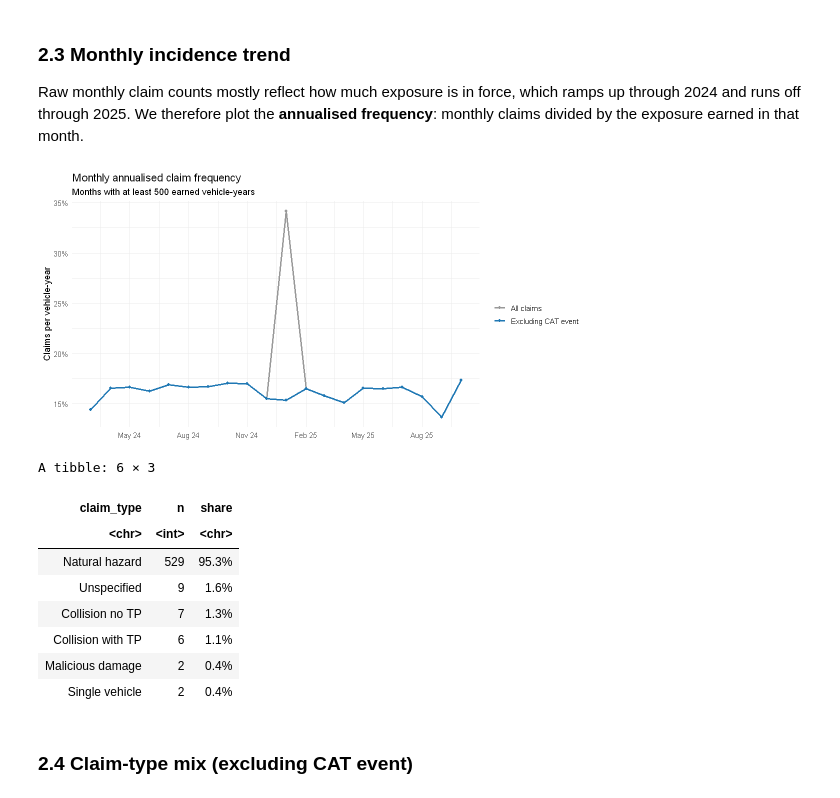
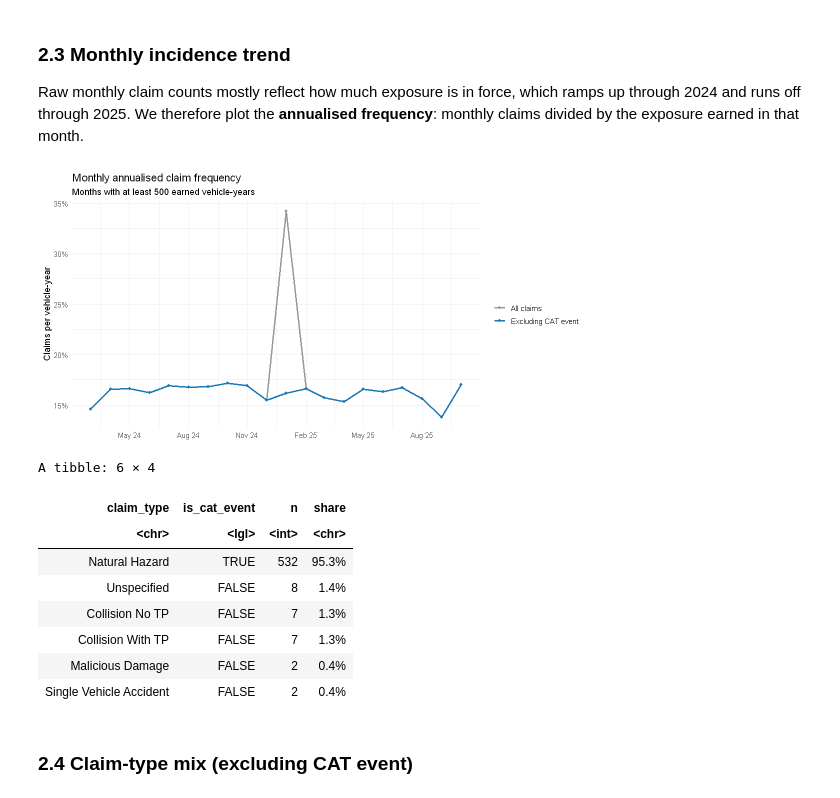
Before and after one commit to saar-cohen/actuarial-seminar-ev-pricing, a Jupyter notebook: notebooks/02_eda_claims.ipynb, the cells around one changed output. Saved outputs shown, nothing was run; the diff lists cells and outputs as text; code cells hidden in the pictures.

```diff
--- a/notebooks/02_eda_claims.ipynb
+++ b/notebooks/02_eda_claims.ipynb
@@ -55,6 +58,6 @@ All columns are read as text first, because the amounts contain currency symbols
 # %%
-claims_raw <- read_csv(find_raw("claims_raw.csv"), col_types = cols(.default = col_character()))
+claims <- read_rds(find_processed("claims_cleaned.rds"))
 
-cat("Rows:", nrow(claims_raw), "| Columns:", ncol(claims_raw), "\n\n")
-glimpse(claims_raw)
+cat("Rows:", nrow(claims), "| Columns:", ncol(claims), "\n\n")
+glimpse(claims)
 # %% [output]
@@ -144,19 +160,7 @@ This mirrors the policy harmonisation in notebook 01 §1.4: de-duplicate, parse
 # %%
-policies <- read_csv(find_raw("policies_raw.csv"), col_types = cols(.default = col_character())) |>
-  distinct() |>
-  mutate(
-    start_date    = as_date(parse_date_time(Start_Date, orders = c("Ymd", "dmY"))),
-    end_date      = ymd(End_Date),
-    exposure      = as.numeric(end_date - start_date + 1) / 365.25,
-    exposure      = if_else(exposure > 0 & exposure <= 1.01, exposure, NA_real_),
-    Powertrain    = factor(str_trim(Powertrain), levels = c("BEV", "Hybrid", "ICE")),
-    Vehicle_Value = as.numeric(Vehicle_Value),
-    Vehicle_Value = case_when(Vehicle_Value <= 0   ~ NA_real_,
-                              Vehicle_Value < 1000 ~ Vehicle_Value * 1000,
-                              .default = Vehicle_Value)
-  ) |>
-  slice_max(exposure, n = 1, with_ties = FALSE, by = Policy_ID) |>
-  select(Policy_ID, Powertrain, start_date, end_date, exposure, Vehicle_Value)
+policies <- read_rds(find_processed("policies_cleaned.rds")) |>
+  select(Policy_ID, Powertrain, Start_Date, End_Date, exposure, Vehicle_Value)
 
-cat("Policies:", nrow(policies), "| with valid exposure:", sum(!is.na(policies$exposure)), "\n")
+cat("Policies:", nrow(policies), "| exposure years:", comma(sum(policies$exposure)),
+    "| missing Vehicle_Value:", sum(is.na(policies$Vehicle_Value)), "\n")
 # %% [output]
@@ -213,7 +194,6 @@ Claims after de-dup: 6604 | orphans dropped: 72 | joined: 6532 | in period: 6445
 ### 2.1 Claims per policy
 # %%
 claim_counts <- policies |>
-  filter(!is.na(exposure)) |>
   left_join(count(claims_ip, Policy_ID, name = "n_claims"), by = "Policy_ID") |>
   mutate(n_claims = replace_na(n_claims, 0L))
 
@@ -240,7 +220,7 @@ frequency <- claim_counts |>
   summarise(exposure_years = sum(exposure)) |>
   left_join(claims_ip |>
               group_by(Powertrain) |>
-              summarise(claims_all = n(), claims_ex_cat = sum(!cat_event)),
+              summarise(claims_all = n(), claims_ex_cat = sum(!is_cat_event)),
             by = "Powertrain") |>
   mutate(freq_all    = claims_all / exposure_years,
          freq_ex_cat = claims_ex_cat / exposure_years,
@@ -273,55 +253,54 @@ ggplot(frequency, aes(Powertrain, freq_ex_cat, fill = Powertrain)) +
 ### 2.3 Monthly incidence trend
 Raw monthly claim counts mostly reflect how much exposure is in force, which ramps up through 2024 and runs off through 2025. We therefore plot the **annualised frequency**: monthly claims divided by the exposure earned in that month.
 # %%
-months <- tibble(month = seq(floor_date(min(policies$start_date, na.rm = TRUE), "month"),
-                             floor_date(max(policies$end_date,   na.rm = TRUE), "month"),
+months <- tibble(month = seq(floor_date(min(policies$Start_Date), "month"),
+                             floor_date(max(policies$End_Date),   "month"),
                              by = "month"))
 
 earned <- policies |>
-  filter(!is.na(exposure)) |>
-  select(start_date, end_date) |>
+  select(Start_Date, End_Date) |>
   cross_join(months) |>
-  mutate(days = as.numeric(pmin(end_date, ceiling_date(month, "month") - 1) -
-                           pmax(start_date, month) + 1)) |>
+  mutate(days = as.numeric(pmin(End_Date, ceiling_date(month, "month") - 1) -
+                           pmax(Start_Date, month) + 1)) |>
   filter(days > 0) |>
   summarise(exposure_years = sum(days) / 365.25, .by = month)
 
 monthly <- claims_ip |>
-  mutate(month = floor_date(accident_date, "month")) |>
-  summarise(`All claims` = n(), `Excluding CAT event` = sum(!cat_event), .by = month) |>
+  mutate(month = floor_date(Accident_Date, "month")) |>
+  summarise(`All claims` = n(), `Excluding CAT event` = sum(!is_cat_event), .by = month) |>
   inner_join(earned, by = "month") |>
   filter(exposure_years >= 500) |>              # drop thin run-in / run-off months
   pivot_longer(c(`All claims`, `Excluding CAT event`), names_to = "series", values_to = "claims") |>
   mutate(frequency = claims / exposure_years)
 
 ggplot(monthly, aes(month, frequency, colour = series)) +
   geom_line(linewidth = 1) +
   geom_point(size = 1.5) +
   scale_colour_manual(values = c("grey60", "#1f78b4")) +
   scale_y_continuous(labels = percent) +
   scale_x_date(date_breaks = "3 months",
                labels = \(x) paste(month.abb[month(x)], format(x, "%y"))) +   # locale-independent
   labs(title = "Monthly annualised claim frequency",
        subtitle = "Months with at least 500 earned vehicle-years",
        x = NULL, y = "Claims per vehicle-year", colour = NULL)
 # %% [output]
-[figure, old version]
+[figure, new version]
 # %%
-# The January 2025 spike: claim types on the CAT date
+# The January 2025 spike: all claims on the CAT date (is_cat_event flags the Natural_Hazard ones)
 claims_ip |>
-  filter(cat_event) |>
-  count(claim_type, sort = TRUE) |>
+  filter(Accident_Date == as_date("2025-01-19")) |>
+  count(claim_type = pretty_type(Claim_Type), is_cat_event, sort = TRUE) |>
   mutate(share = percent(n / sum(n), accuracy = 0.1))
 # %% [output]
-A tibble: 6 × 3
+A tibble: 6 × 4
-| claim_type | n | share |
-| <chr> | <int> | <chr> |
-| Natural hazard | 529 | 95.3% |
-| Unspecified | 9 | 1.6% |
-| Collision no TP | 7 | 1.3% |
-| Collision with TP | 6 | 1.1% |
-| Malicious damage | 2 | 0.4% |
-| Single vehicle | 2 | 0.4% |
+| claim_type | is_cat_event | n | share |
+| <chr> | <lgl> | <int> | <chr> |
+| Natural Hazard | TRUE | 532 | 95.3% |
+| Unspecified | FALSE | 8 | 1.4% |
+| Collision No TP | FALSE | 7 | 1.3% |
+| Collision With TP | FALSE | 7 | 1.3% |
+| Malicious Damage | FALSE | 2 | 0.4% |
+| Single Vehicle Accident | FALSE | 2 | 0.4% |
 # %% [markdown]
 ### 2.4 Claim-type mix (excluding CAT event)
 # %%
```
Also changed, not shown: parts of 27 cells of this notebook, 5 other files.
